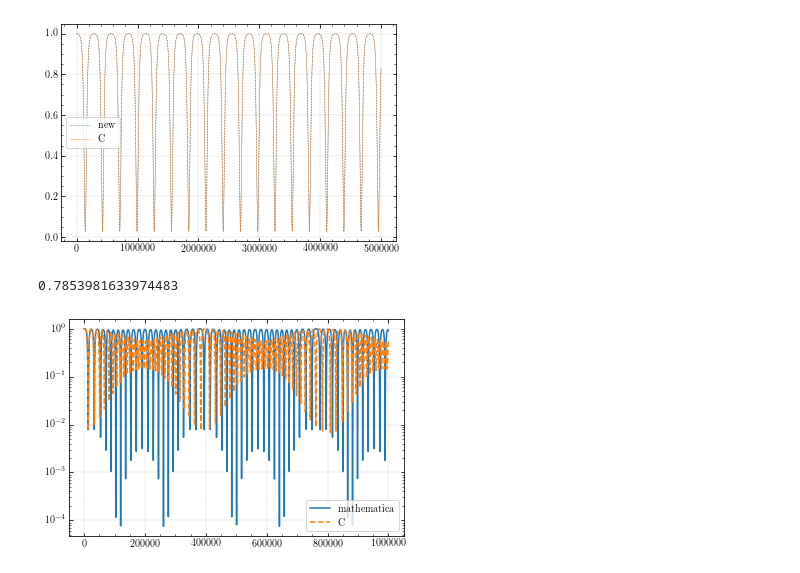
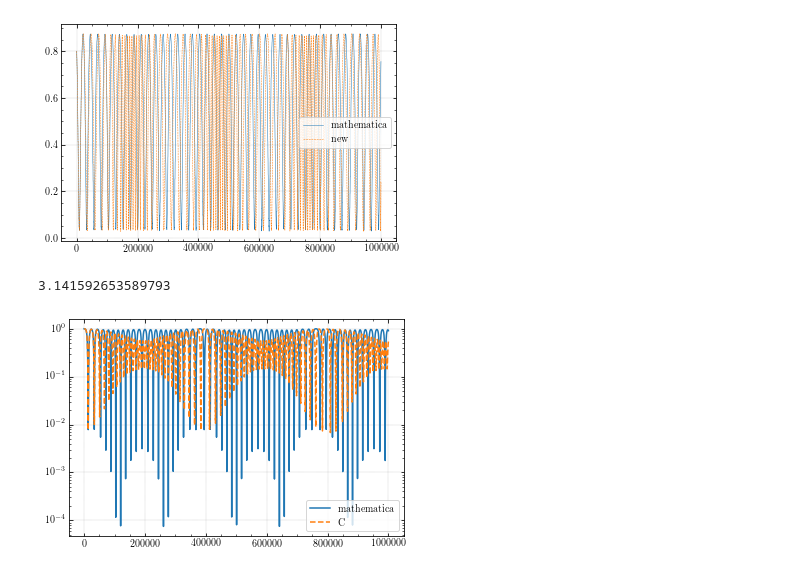
Before and after one commit to YihanWangAstro/Secular, a Jupyter notebook: draw_compare.ipynb, the cells around one changed output. Saved outputs shown, nothing was run; the diff lists cells and outputs as text; code cells hidden in the pictures.

```diff
--- a/draw_compare.ipynb
+++ b/draw_compare.ipynb
@@ -63,27 +63,27 @@ def load_std(name):
     return {'t':t,'e1':e}
 def draw_compare(d1,d2):
     fig = plt.figure()
-    #plt.plot(d1['t'],1-d1['e1'],label='mathematica',lw=0.5)
+    plt.plot(d1['t'],1-d1['e1'],label='mathematica',lw=0.5)
     plt.plot(d2['t'],1-np.sqrt((d2['e1']**2).sum(axis=1)),label='new',ls='--',lw=0.5)
 
-    #plt.plot(d2['L2'][0:30000,0],d2['L2'][0:30000,2],'--',lw=0.5)
-    plt.plot(d1['t'],1-np.sqrt((d1['e1']**2).sum(axis=1)),label='C',ls='--',lw=0.5)
+    #plt.plot(d2['L2'][0:30000,0],d2['L2'][0:30000,1],'--',lw=0.5)
+    #plt.plot(d1['t'],1-np.sqrt((d1['e1']**2).sum(axis=1)),label='C',ls='--',lw=0.5)
     #plt.yscale('log')
 
     plt.legend()
     plt.savefig('test.png',bbox_inches = 'tight',dpi=300)
 # %%
 data = load_secular('testSA/trajectory_1.txt')
-std = load_secular('testold/trajectory_1.txt')
-#std = load_std('testSA/eccentricity.txt')
+#std = load_secular('testold/trajectory_1.txt')
+std = load_std('testSA/eccentricity.txt')
 
 draw_compare(std,data)
 # %% [output]
-[figure, old version]
+[figure, new version]
 # %%
-np.pi/4
+np.pi
 # %% [output]
-0.7853981633974483
+3.141592653589793
 # %%
 data = load_secular('test2/trajectory_1.txt')
 std = load_std('example2/eccentricity.txt')
```
Also changed, not shown: 2 other files.
